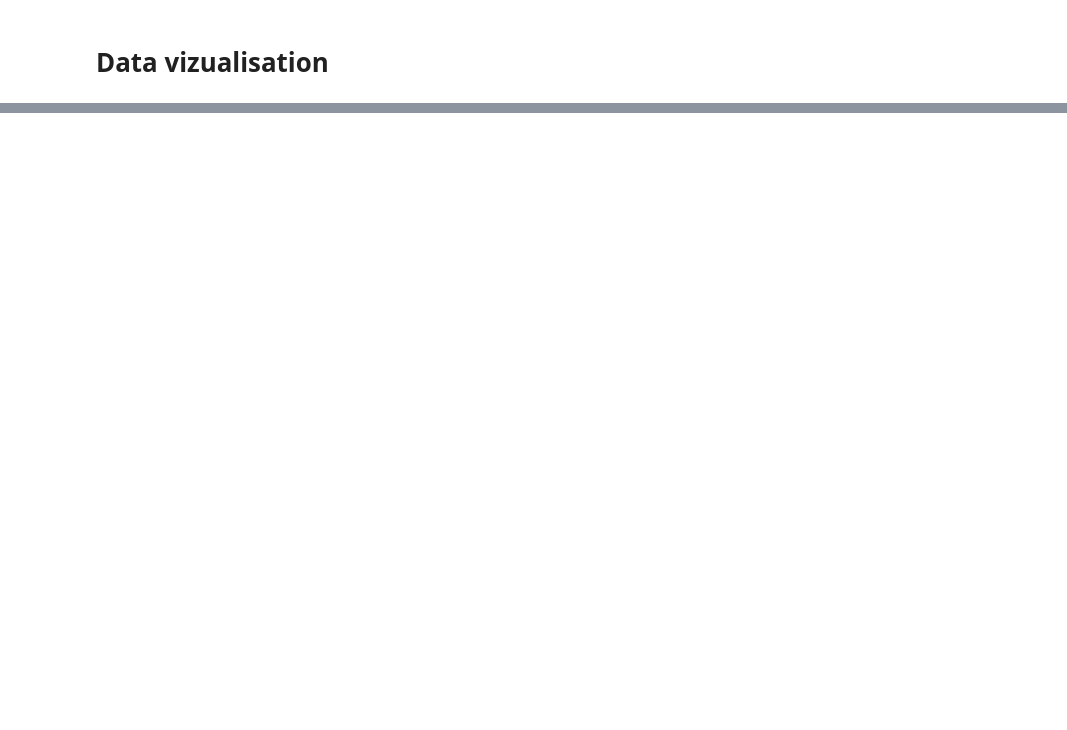
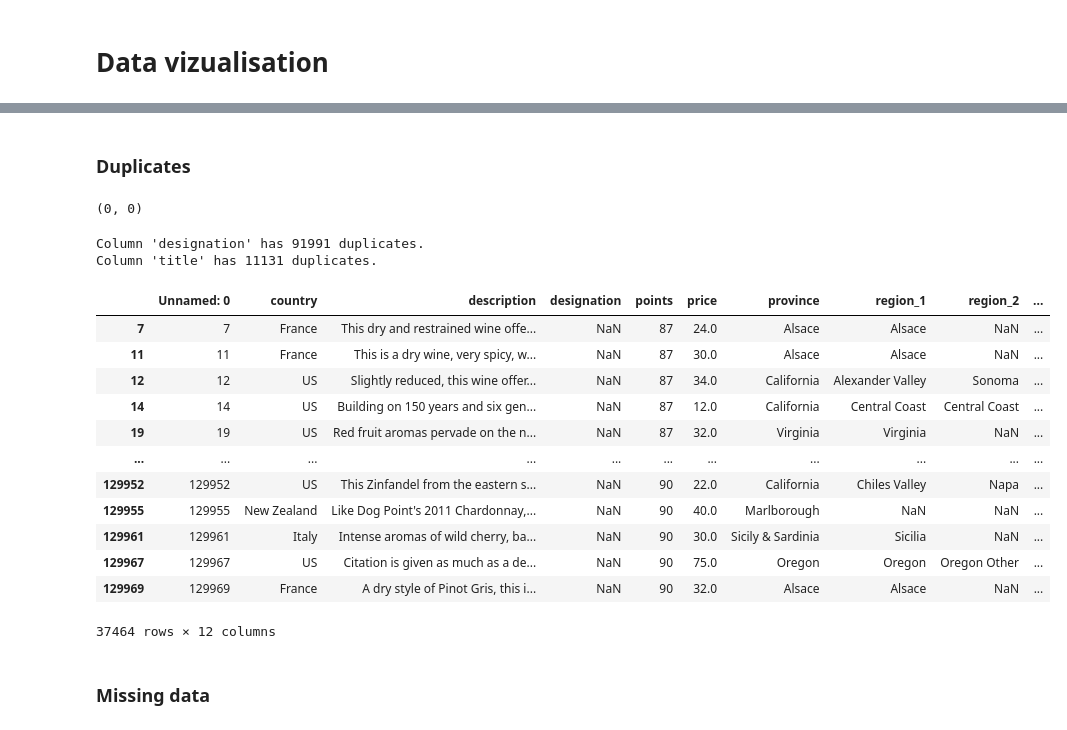
Before and after one commit to sabrinaauger/wino, a Jupyter notebook: notebooks/Wine Reviews.ipynb, the cells around one changed output, grey strips where cells are left out. Saved outputs shown, nothing was run; the diff lists cells and outputs as text; code cells hidden in the pictures; blank space fills up the shorter version.

```diff
--- a/notebooks/Wine Reviews.ipynb
+++ b/notebooks/Wine Reviews.ipynb
@@ -40 +38,4 @@ Archive:  wine-reviews.zip
+# %%
+#Retrieve the data from csv unzipped files into two dataframes
+wine1_df=pd.read_csv("/Users/sabrinaauger/code/sabrinaauger/wino/raw_data/winemag-data-130k-v2.csv")
 # %%
@@ -65,0 +108,4 @@ wine_review2_df.head()
+# %%
+#Remove both columns taster name and taster twitter_handle as they are not relevant for our analysis
+wine_review1_df=wine1_df.drop(columns=["taster_twitter_handle","taster_name"])
+wine_review1_df.head()
@@ -65,0 +119,7 @@ wine_review2_df.head()
+# %%
+#Extracting the year from the column title
+
+# Extract the year from title into a dedicated column using regular expression
+#regular instruction (\d{4}) simply looks for four consecutive digits in the strings
+wine_review1_df['Year']=wine_review1_df['title'].str.extract(r'(\d{4})')
+wine_review1_df.head()
@@ -65,0 +133,43 @@ wine_review2_df.head()
+# %% [markdown]
+### Duplicates
+# %%
+#checking if there is any duplicated designation in both datasets
+wine_review1_df.duplicated().sum(), wine_review2_df.duplicated().sum()
+# %% [output]
+(0, 0)
+# %%
+# Create an empty dictionary to store the count of duplicates for each column
+duplicates_count = {}
+columns_to_check=['designation','title']
+
+# Iterate through each column and count duplicates
+for col in columns_to_check:
+    duplicates_count[col] = wine_review1_df[col].duplicated().sum()
+
+# Display the count of duplicates for each column
+for col, count in duplicates_count.items():
+    print(f"Column '{col}' has {count} duplicates.")
+# %% [output]
+Column 'designation' has 91991 duplicates.
+Column 'title' has 11131 duplicates.
+# %%
+# Checking the duplicates in the column designation
+
+wine_des_dup=wine_review1_df[wine_review1_df['designation'].duplicated()]
+wine_des_dup[wine_des_dup["designation"].isna()]
+# %% [output]
+|  | Unnamed: 0 | country | description | designation | points | price | province | region_1 | region_2 | ... |
+| 7 | 7 | France | This dry and restrained wine offe... | NaN | 87 | 24.0 | Alsace | Alsace | NaN | ... |
+| 11 | 11 | France | This is a dry wine, very spicy, w... | NaN | 87 | 30.0 | Alsace | Alsace | NaN | ... |
+| 12 | 12 | US | Slightly reduced, this wine offer... | NaN | 87 | 34.0 | California | Alexander Valley | Sonoma | ... |
+| 14 | 14 | US | Building on 150 years and six gen... | NaN | 87 | 12.0 | California | Central Coast | Central Coast | ... |
+| 19 | 19 | US | Red fruit aromas pervade on the n... | NaN | 87 | 32.0 | Virginia | Virginia | NaN | ... |
+| ... | ... | ... | ... | ... | ... | ... | ... | ... | ... | ... |
+| 129952 | 129952 | US | This Zinfandel from the eastern s... | NaN | 90 | 22.0 | California | Chiles Valley | Napa | ... |
+| 129955 | 129955 | New Zealand | Like Dog Point's 2011 Chardonnay,... | NaN | 90 | 40.0 | Marlborough | NaN | NaN | ... |
+| 129961 | 129961 | Italy | Intense aromas of wild cherry, ba... | NaN | 90 | 30.0 | Sicily & Sardinia | Sicilia | NaN | ... |
+| 129967 | 129967 | US | Citation is given as much as a de... | NaN | 90 | 75.0 | Oregon | Oregon | Oregon Other | ... |
+| 129969 | 129969 | France | A dry style of Pinot Gris, this i... | NaN | 90 | 32.0 | Alsace | Alsace | NaN | ... |
+37464 rows × 12 columns
+# %% [markdown]
+### Missing data
```
Also changed, not shown: parts of 23 cells of this notebook, 2 other files.
